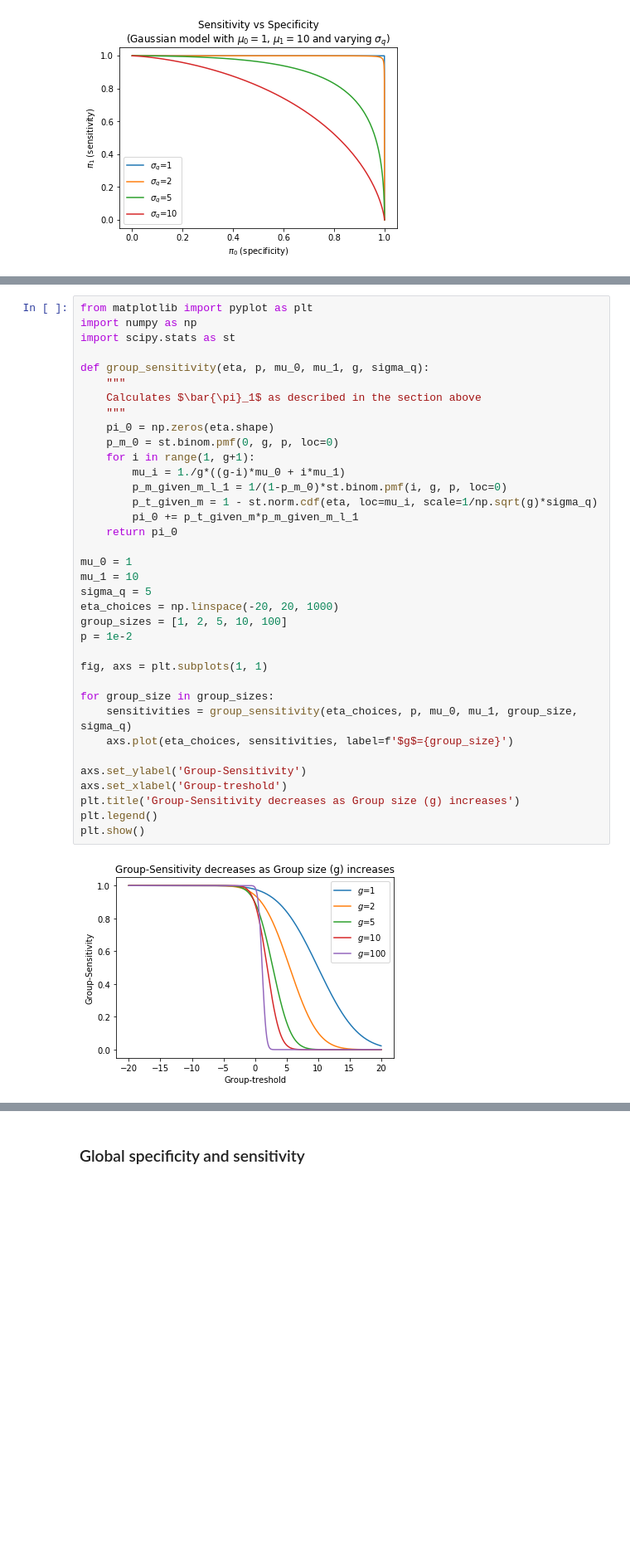
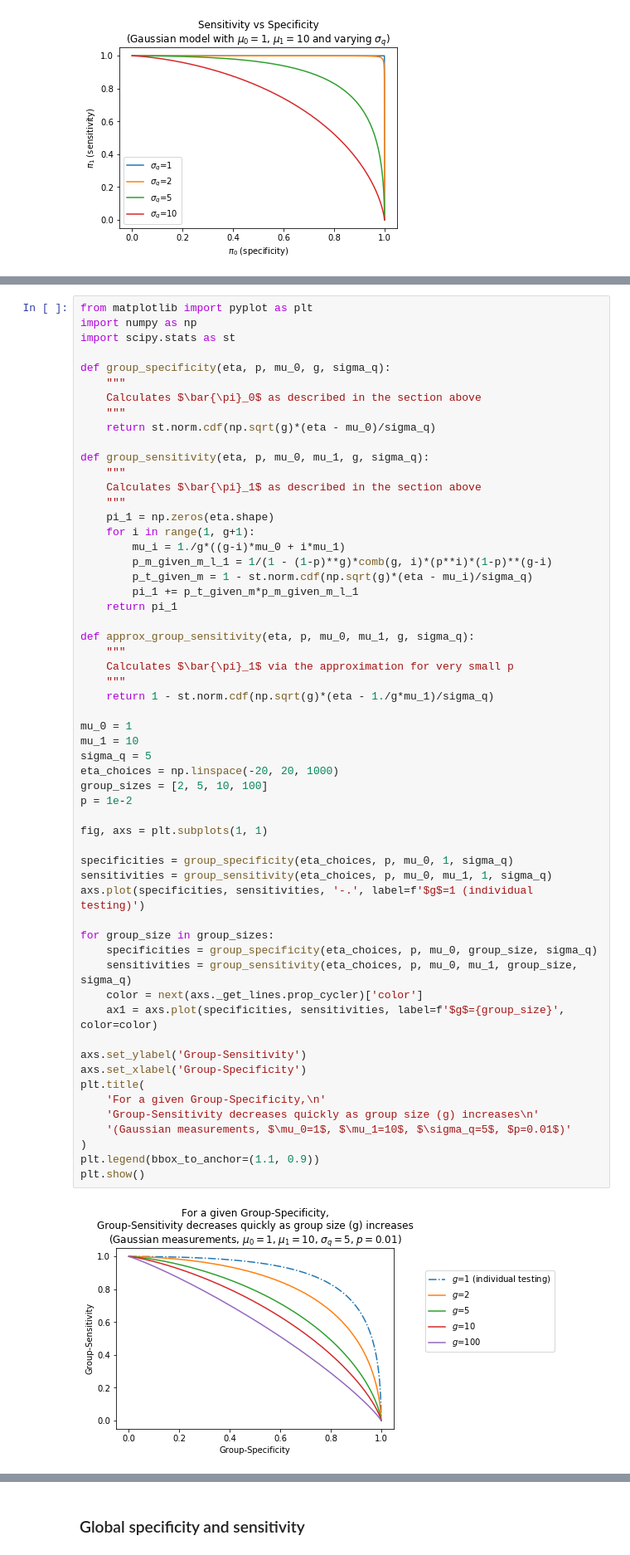
Before and after one commit to atibaup/group-testing, a Jupyter notebook: notebooks/1_group_testing_with_uncertainty-v2.ipynb, the cells around one changed output, grey strips where cells are left out. Shown at 83% size. Drawn from its saved outputs; the diff is of its cells as text; blank space fills up the shorter version.

```diff
--- a/notebooks/1_group_testing_with_uncertainty-v2.ipynb
+++ b/notebooks/1_group_testing_with_uncertainty-v2.ipynb
@@ -183,38 +183,59 @@ In what follows, we will characterize computationally the degradation of $\bar{\
 # %%
 from matplotlib import pyplot as plt
 import numpy as np
 import scipy.stats as st
 
+def group_specificity(eta, p, mu_0, g, sigma_q):
+    """
+    Calculates $\bar{\pi}_0$ as described in the section above
+    """
+    return st.norm.cdf(np.sqrt(g)*(eta - mu_0)/sigma_q)
+
 def group_sensitivity(eta, p, mu_0, mu_1, g, sigma_q):
     """
     Calculates $\bar{\pi}_1$ as described in the section above
     """
-    pi_0 = np.zeros(eta.shape)
-    p_m_0 = st.binom.pmf(0, g, p, loc=0)
+    pi_1 = np.zeros(eta.shape)
     for i in range(1, g+1):
         mu_i = 1./g*((g-i)*mu_0 + i*mu_1)
-        p_m_given_m_l_1 = 1/(1-p_m_0)*st.binom.pmf(i, g, p, loc=0)
-        p_t_given_m = 1 - st.norm.cdf(eta, loc=mu_i, scale=1/np.sqrt(g)*sigma_q)
-        pi_0 += p_t_given_m*p_m_given_m_l_1
-    return pi_0
+        p_m_given_m_l_1 = 1/(1 - (1-p)**g)*comb(g, i)*(p**i)*(1-p)**(g-i)
+        p_t_given_m = 1 - st.norm.cdf(np.sqrt(g)*(eta - mu_i)/sigma_q)
+        pi_1 += p_t_given_m*p_m_given_m_l_1
+    return pi_1
+
+def approx_group_sensitivity(eta, p, mu_0, mu_1, g, sigma_q):
+    """
+    Calculates $\bar{\pi}_1$ via the approximation for very small p
+    """
+    return 1 - st.norm.cdf(np.sqrt(g)*(eta - 1./g*mu_1)/sigma_q)
 
 mu_0 = 1
 mu_1 = 10
 sigma_q = 5
 eta_choices = np.linspace(-20, 20, 1000)
-group_sizes = [1, 2, 5, 10, 100]
+group_sizes = [2, 5, 10, 100]
 p = 1e-2
 
 fig, axs = plt.subplots(1, 1)
 
+specificities = group_specificity(eta_choices, p, mu_0, 1, sigma_q)
+sensitivities = group_sensitivity(eta_choices, p, mu_0, mu_1, 1, sigma_q)
+axs.plot(specificities, sensitivities, '-.', label=f'$g$=1 (individual testing)')
+
 for group_size in group_sizes:
+    specificities = group_specificity(eta_choices, p, mu_0, group_size, sigma_q)
     sensitivities = group_sensitivity(eta_choices, p, mu_0, mu_1, group_size, sigma_q)
-    axs.plot(eta_choices, sensitivities, label=f'$g$={group_size}')
+    color = next(axs._get_lines.prop_cycler)['color']
+    ax1 = axs.plot(specificities, sensitivities, label=f'$g$={group_size}', color=color)
 
 axs.set_ylabel('Group-Sensitivity')
-axs.set_xlabel('Group-treshold')
-plt.title('Group-Sensitivity decreases as Group size (g) increases')
-plt.legend()
+axs.set_xlabel('Group-Specificity')
+plt.title(
+    'For a given Group-Specificity,\n'
+    'Group-Sensitivity decreases quickly as group size (g) increases\n'
+    '(Gaussian measurements, $\mu_0=1$, $\mu_1=10$, $\sigma_q=5$, $p=0.01$)'
+)
+plt.legend(bbox_to_anchor=(1.1, 0.9))
 plt.show()
 # %% [output]
-[figure, old version]
+[figure, new version]
```
Also changed, not shown: parts of 12 cells of this notebook.
